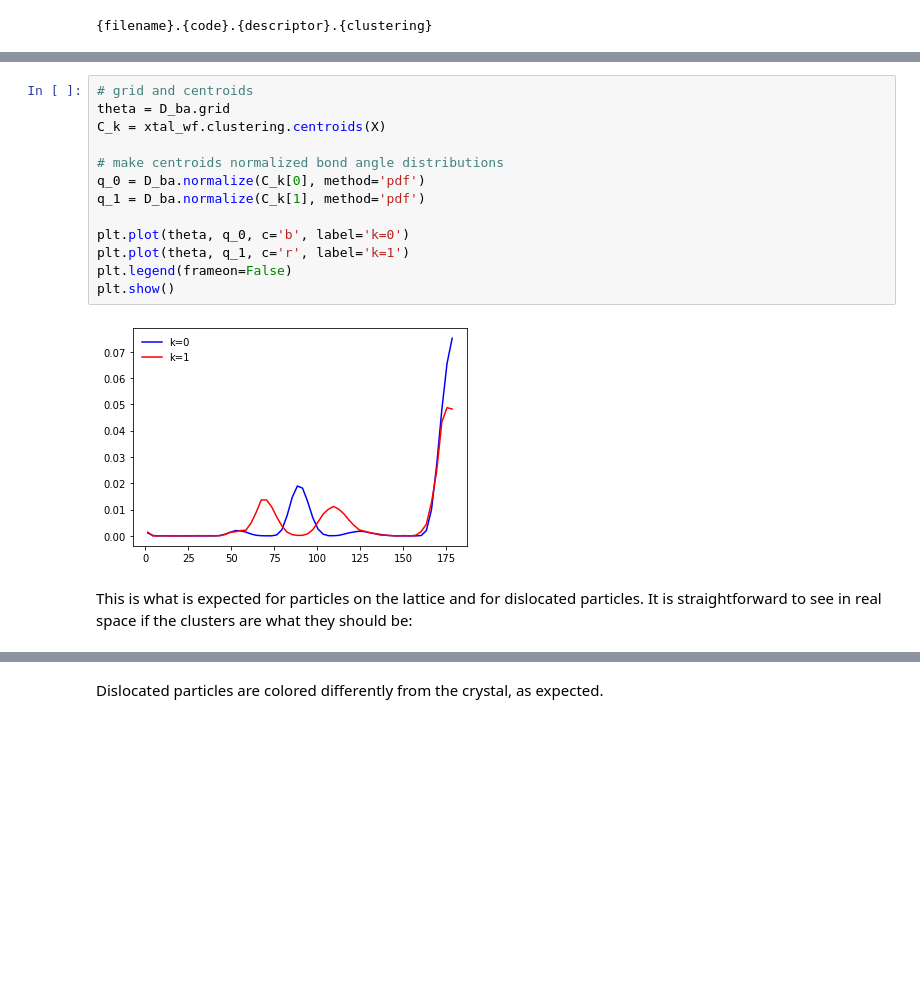
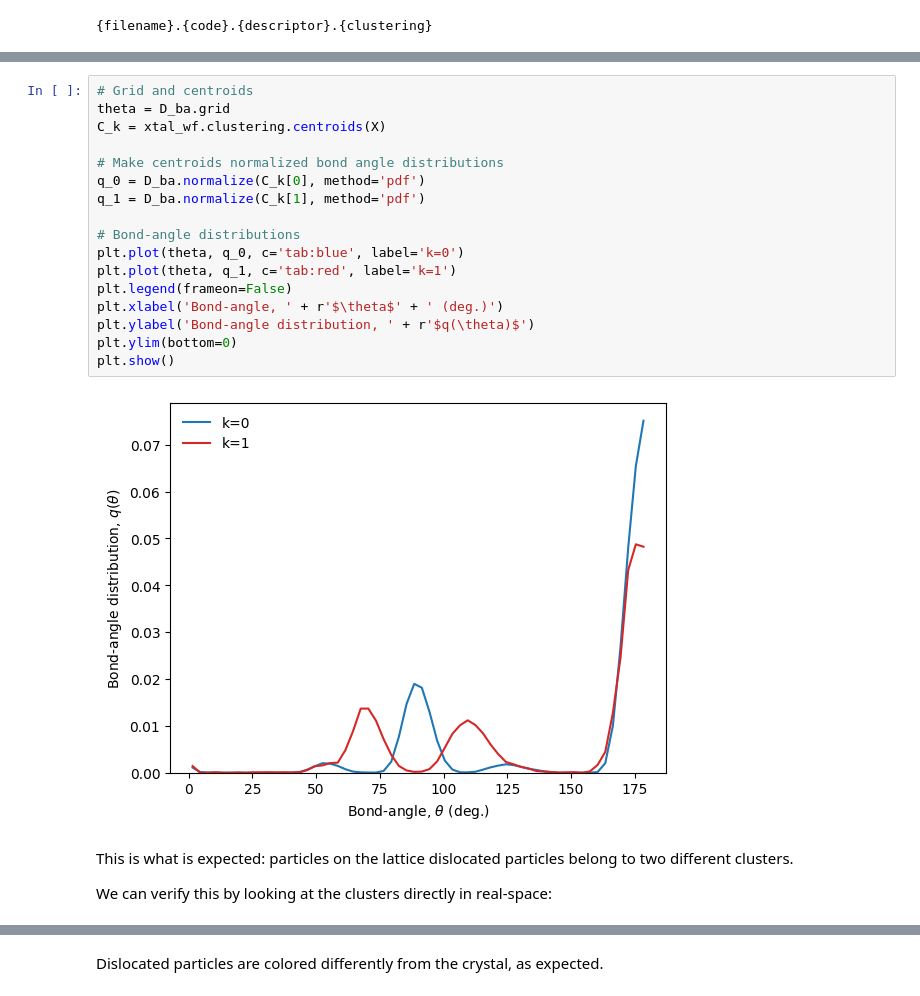
Before and after one commit to jorisparet/partycls, a Jupyter notebook: docs/tutorials/notebooks/2_workflow.ipynb, the cells around one changed output, grey strips where cells are left out. Cells and saved outputs as stored; diff of their text form; blank space fills up the shorter version.

```diff
--- a/docs/tutorials/notebooks/2_workflow.ipynb
+++ b/docs/tutorials/notebooks/2_workflow.ipynb
@@ -184,18 +304,24 @@ If we now look at the centroids of the clusters (bond angle distribution functio
 # %%
-# grid and centroids
+# Grid and centroids
 theta = D_ba.grid
 C_k = xtal_wf.clustering.centroids(X)
 
-# make centroids normalized bond angle distributions
+# Make centroids normalized bond angle distributions
 q_0 = D_ba.normalize(C_k[0], method='pdf')
 q_1 = D_ba.normalize(C_k[1], method='pdf')
 
-plt.plot(theta, q_0, c='b', label='k=0')
-plt.plot(theta, q_1, c='r', label='k=1')
+# Bond-angle distributions
+plt.plot(theta, q_0, c='tab:blue', label='k=0')
+plt.plot(theta, q_1, c='tab:red', label='k=1')
 plt.legend(frameon=False)
+plt.xlabel('Bond-angle, ' + r'$\theta$' + ' (deg.)')
+plt.ylabel('Bond-angle distribution, ' + r'$q(\theta)$')
+plt.ylim(bottom=0)
 plt.show()
 # %% [output]
-[figure, old version]
+[figure, new version]
 # %% [markdown]
-This is what is expected for particles on the lattice and for dislocated particles. It is straightforward to see in real space if the clusters are what they should be:
+This is what is expected: particles on the lattice dislocated particles belong to two different clusters.
+
+We can verify this by looking at the clusters directly in real-space:
 # %%
```
Also changed, not shown: parts of 31 cells of this notebook, 1 other file.
